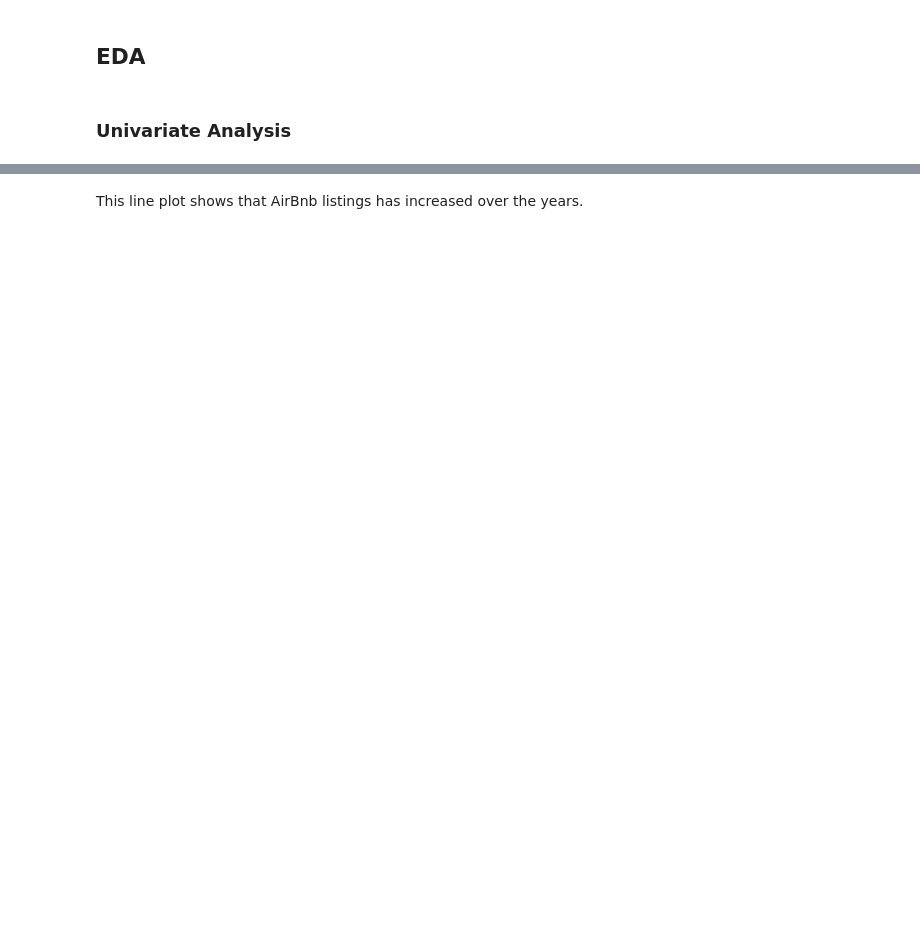
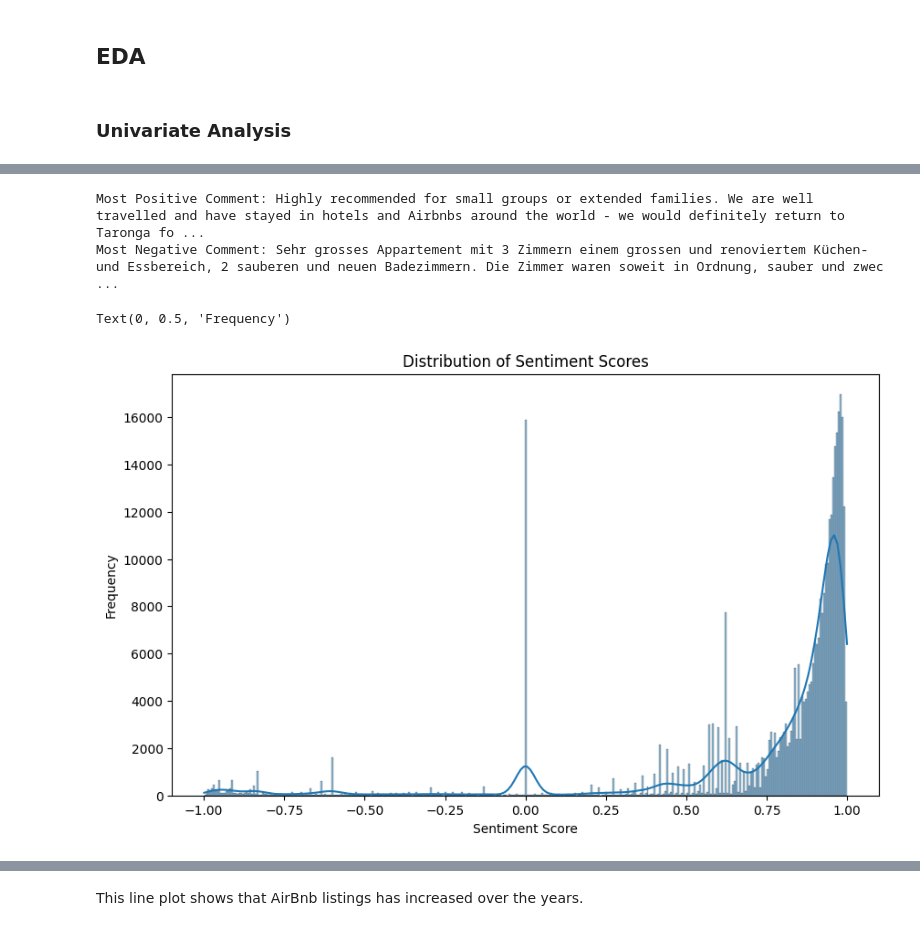
Before and after one commit to PMabwa/CapeTown_AirBnB_Capstone_Project, a Jupyter notebook: notebook.ipynb, the cells around one changed output, grey strips where cells are left out. Saved outputs shown, nothing was run; the diff lists cells and outputs as text; code cells hidden in the pictures; blank space fills up the shorter version.

```diff
--- a/notebook.ipynb
+++ b/notebook.ipynb
@@ -349,0 +276,3 @@ dtype: int64
+# %%
+# initialize vader Sentiment Analyzer
+analyzer = SentimentIntensityAnalyzer()
@@ -349,0 +292,17 @@ dtype: int64
+# %%
+# Print example of one of the most positive and negative comments
+print("Most Positive Comment:", capetown_airbnb_df.loc[capetown_airbnb_df['sentiment_score'].idxmax(), 'comments'])
+print("Most Negative Comment:", capetown_airbnb_df.loc[capetown_airbnb_df['sentiment_score'].idxmin(), 'comments'])
+# %% [output]
+Most Positive Comment: Highly recommended for small groups or extended families. We are well travelled and have stayed in hotels and Airbnbs around the world - we would definitely return to Taronga fo ...
+Most Negative Comment: Sehr grosses Appartement mit 3 Zimmern einem grossen und renoviertem Küchen-und Essbereich, 2 sauberen und neuen Badezimmern. Die Zimmer waren soweit in Ordnung, sauber und zwec ...
+# %%
+# check the distribution of sentiment scores
+plt.figure(figsize=(10, 6))
+sns.histplot(capetown_airbnb_df['sentiment_score'], kde=True)
+plt.title('Distribution of Sentiment Scores')
+plt.xlabel('Sentiment Score')
+plt.ylabel('Frequency')
+# %% [output]
+Text(0, 0.5, 'Frequency')
+[figure, added]
```
Also changed, not shown: parts of 138 cells of this notebook.
